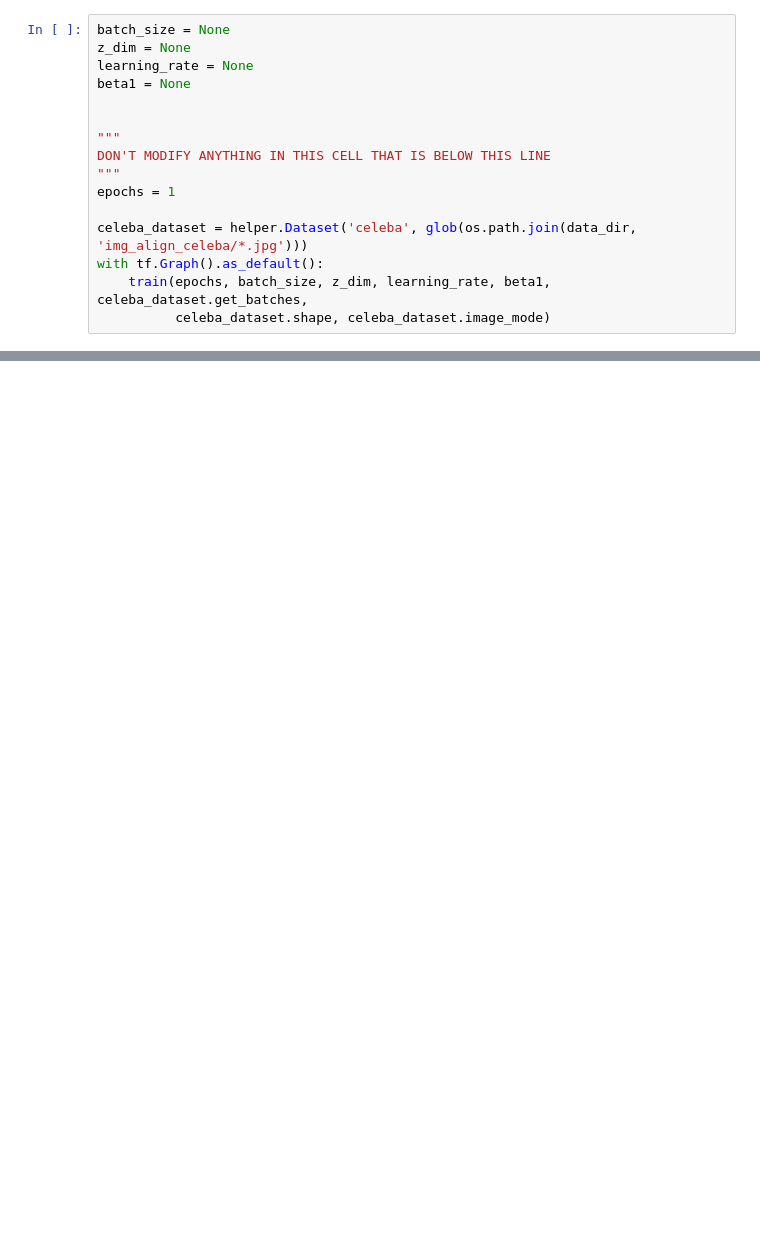
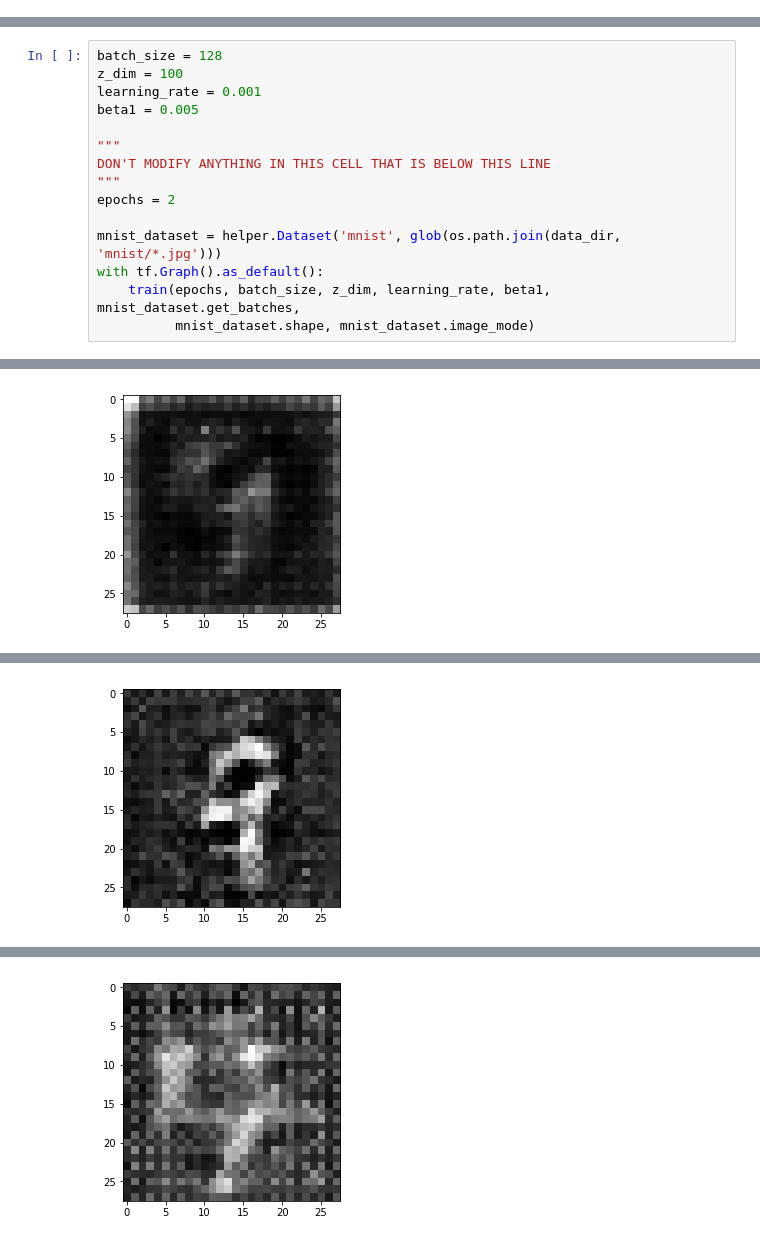
Before and after one commit to imkeno/face-generation, a Jupyter notebook: dlnd_face_generation.ipynb, the cells around one changed output, grey strips where cells are left out. Cells and saved outputs as stored; diff of their text form; blank space fills up the shorter version.

```diff
--- a/dlnd_face_generation.ipynb
+++ b/dlnd_face_generation.ipynb
@@ -471,16 +114,0 @@ Tensor("generator_6/Tanh:0", shape=(?, 784), dtype=float32)
-# %%
-batch_size = None
-z_dim = None
-learning_rate = None
-beta1 = None
-
-
-"""
-DON'T MODIFY ANYTHING IN THIS CELL THAT IS BELOW THIS LINE
-"""
-epochs = 1
-
-celeba_dataset = helper.Dataset('celeba', glob(os.path.join(data_dir, 'img_align_celeba/*.jpg')))
-with tf.Graph().as_default():
-    train(epochs, batch_size, z_dim, learning_rate, beta1, celeba_dataset.get_batches,
-          celeba_dataset.shape, celeba_dataset.image_mode)
@@ -491,0 +404,16 @@ with tf.Graph().as_default():
+# %%
+batch_size = 128
+z_dim = 100
+learning_rate = 0.001
+beta1 = 0.005
+
+"""
+DON'T MODIFY ANYTHING IN THIS CELL THAT IS BELOW THIS LINE
+"""
+epochs = 2
+
+mnist_dataset = helper.Dataset('mnist', glob(os.path.join(data_dir, 'mnist/*.jpg')))
+with tf.Graph().as_default():
+    train(epochs, batch_size, z_dim, learning_rate, beta1, mnist_dataset.get_batches,
+          mnist_dataset.shape, mnist_dataset.image_mode)
+# %% [output]
@@ -491,0 +430 @@ with tf.Graph().as_default():
+[figure, added]
@@ -491,0 +441 @@ with tf.Graph().as_default():
+[figure, added]
@@ -491,0 +452 @@ with tf.Graph().as_default():
+[figure, added]
```
Also changed, not shown: parts of 49 cells of this notebook, 2 other files.
